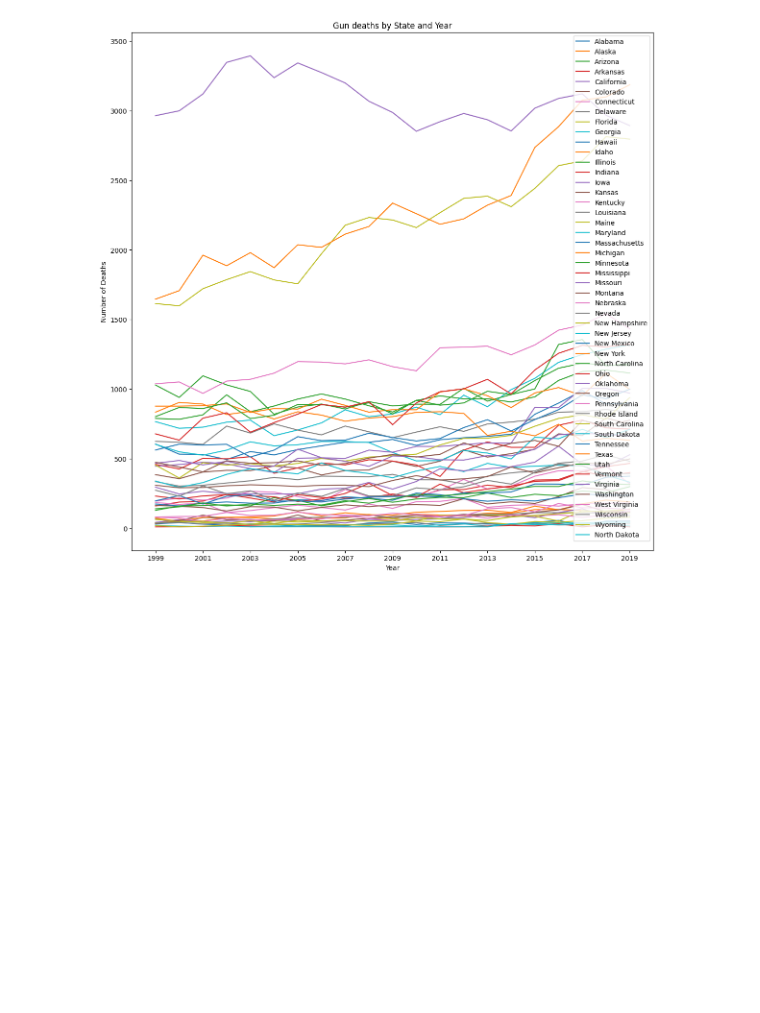
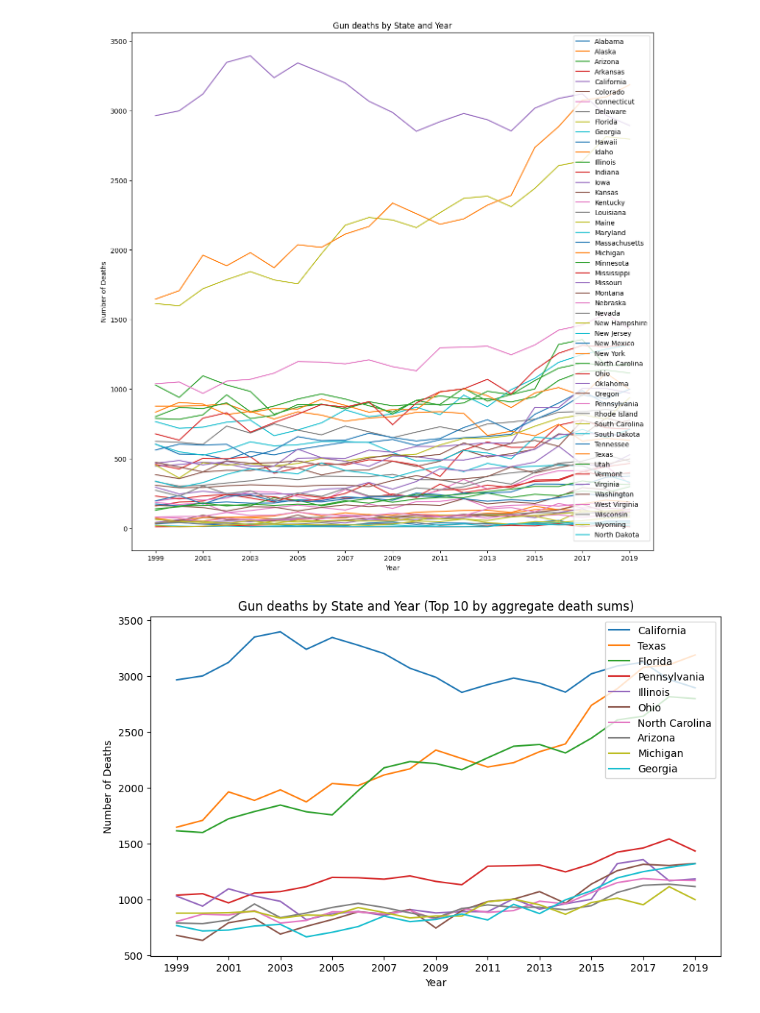
Before and after one commit to JhaoZ/Gun-Deaths-Analysis, a Jupyter notebook: analysis.ipynb, the cells around one changed output. Drawn from its saved outputs; the diff is of its cells as text; code cells hidden in the pictures; blank space fills up the shorter version.

Commit message:
added top 10 graph

```diff
--- a/analysis.ipynb
+++ b/analysis.ipynb
@@ -54,3 +54,19 @@ plt.ylabel("Number of Deaths")
 plt.show()
 # %% [output]
 [figure]
+# %%
+# Find the top 10 states with the most aggregate gun deaths
+states_top10_deaths = df.groupby('State_Name').agg('sum').reset_index().nlargest(10, 'Deaths')['State_Name']
+plt.figure(figsize=(10,6))
+legend = []
+for state in states_top10_deaths:
+    legend.append(state)
+    plt.plot(df_grouped_by_state_and_year[df_grouped_by_state_and_year.State_Name == state]['Year'], df_grouped_by_state_and_year[df_grouped_by_state_and_year.State_Name == state]['Deaths'])
+plt.xticks(np.arange(df_grouped_by_state_and_year['Year'].min(), df_grouped_by_state_and_year['Year'].max() + 1, 2))
+plt.legend(legend, loc = "upper right")
+plt.title("Gun deaths by State and Year (Top 10 by aggregate death sums)")
+plt.xlabel("Year")
+plt.ylabel("Number of Deaths")
+plt.show()
+# %% [output]
+[figure, added]
```
